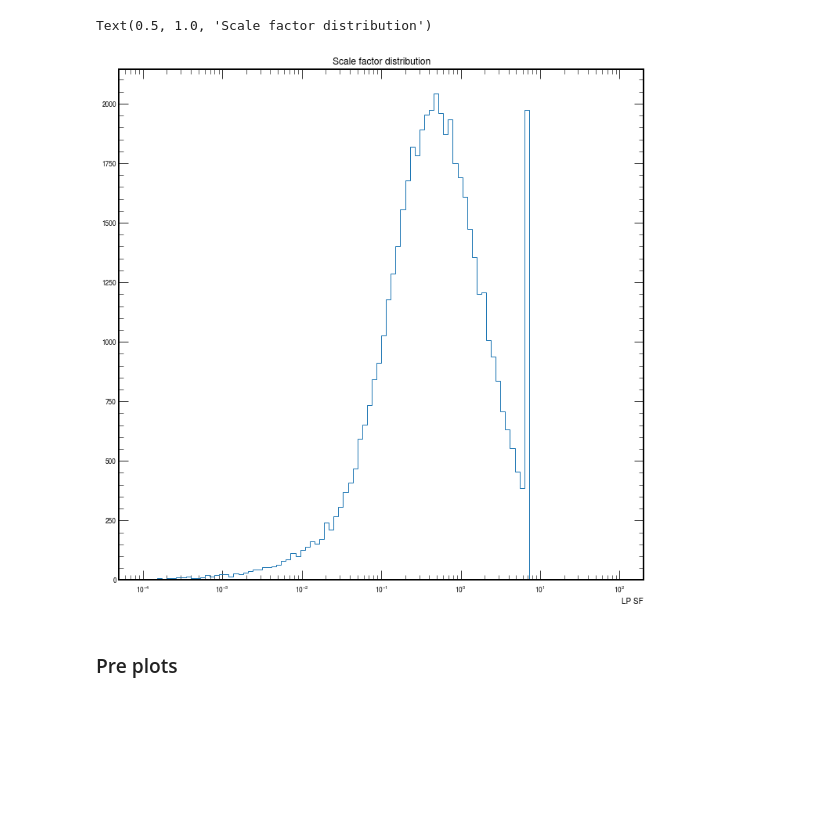
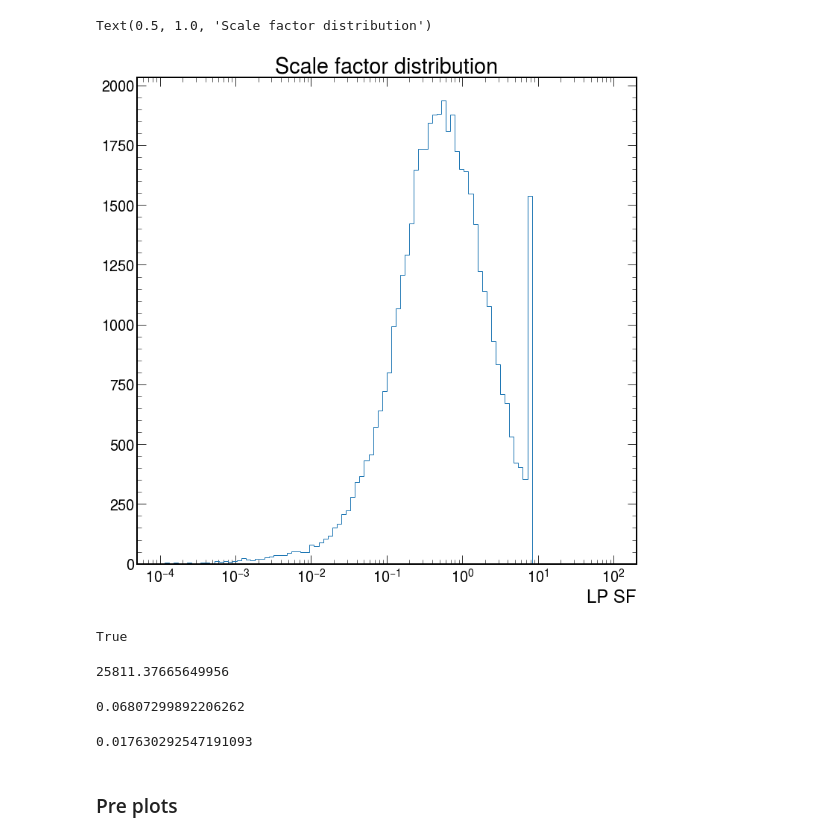
Before and after one commit to rkansal47/HHbbVV, a Jupyter notebook: src/HHbbVV/scale_factors/top_analysis.ipynb, the cells around one changed output. Cells and saved outputs as stored; diff of their text form; code cells hidden in the pictures; blank space fills up the shorter version.

```diff
--- a/src/HHbbVV/scale_factors/top_analysis.ipynb
+++ b/src/HHbbVV/scale_factors/top_analysis.ipynb
@@ -60,3 +60,5 @@ Loading SingleMuon_Run2018D
 Loaded 26219 entries
 Loading SingleMuon_Run2018B
 Loaded 5952 entries
+# %%
+events_dict["TTSL"] = utils.load_samples("../../../../data/ttsfs/Jan25_2/", {"TTSL": "TTToSemiLeptonic"}, year, filters=filters)["TTSL"]
@@ -115,12 +121,12 @@ events_dict["TT Unmatched"] = pd.concat(
 # del events_dict["TTbar"]
 # %%
 # normalize scale factors to average to 1
-for key in ["lp_sf", "lp_sf_lnN"]:
+for key in ["lp_sf", "lp_sf_lnN", "lp_sf_sys_down", "lp_sf_sys_up"]:
     # cut off at 10
     events_dict[top_matched_key].loc[:, key] = np.minimum(
         events_dict[top_matched_key].loc[:, key].values, 10
     )
-    mean_lp_sfs = np.mean(events_dict[top_matched_key][key], axis=0)
+    mean_lp_sfs = np.mean(np.nan_to_num(events_dict[top_matched_key][key]), axis=0)
     events_dict[top_matched_key].loc[:, key] = (
-        events_dict[top_matched_key].loc[:, key] / mean_lp_sfs
-    ).values
+        np.nan_to_num(events_dict[top_matched_key].loc[:, key]) / mean_lp_sfs
+    )
@@ -143,12 +143,16 @@ events_dict[top_matched_key]["lp_sf"]
 # %%
 import matplotlib.pyplot as plt
 
 plt.figure(figsize=(12, 12))
-_ = plt.hist(events_dict[top_matched_key]["lp_sf"][0].values, np.logspace(-4, 2, 101, base=10), histtype='step')
+_ = plt.hist(
+    events_dict[top_matched_key]["lp_sf"][10].values,
+    np.logspace(-4, 2, 101, base=10),
+    histtype="step",
+)
 plt.xscale("log")
 # plt.yscale("log")
 plt.xlabel("LP SF")
 plt.title("Scale factor distribution")
 # %% [output]
 Text(0.5, 1.0, 'Scale factor distribution')
-[figure, old version]
+[figure, new version]
@@ -165,3 +159,11 @@ Text(0.5, 1.0, 'Scale factor distribution')
+# %%
+np.any(np.isnan(events_dict[top_matched_key]["lp_sf"][10].to_numpy()))
+# %% [output]
+True
+# %%
+np.sum(events_dict[top_matched_key]["lp_sf"][10])
+# %% [output]
+25811.37665649956
 # %%
 for key in events_dict:
     events_dict[key] = events_dict[key][events_dict[key]["ak8FatJetPt"][0] >= 500]
@@ -170,3 +176,11 @@ for key in events_dict:
+# %%
+sj_matching_unc
+# %% [output]
+0.06807299892206262
+# %%
+sj_pt_unc
+# %% [output]
+0.017630292547191093
 # %%
 plot_samples = [
     "QCD",
```
Also changed, not shown: parts of 19 cells of this notebook, 3 other files.
